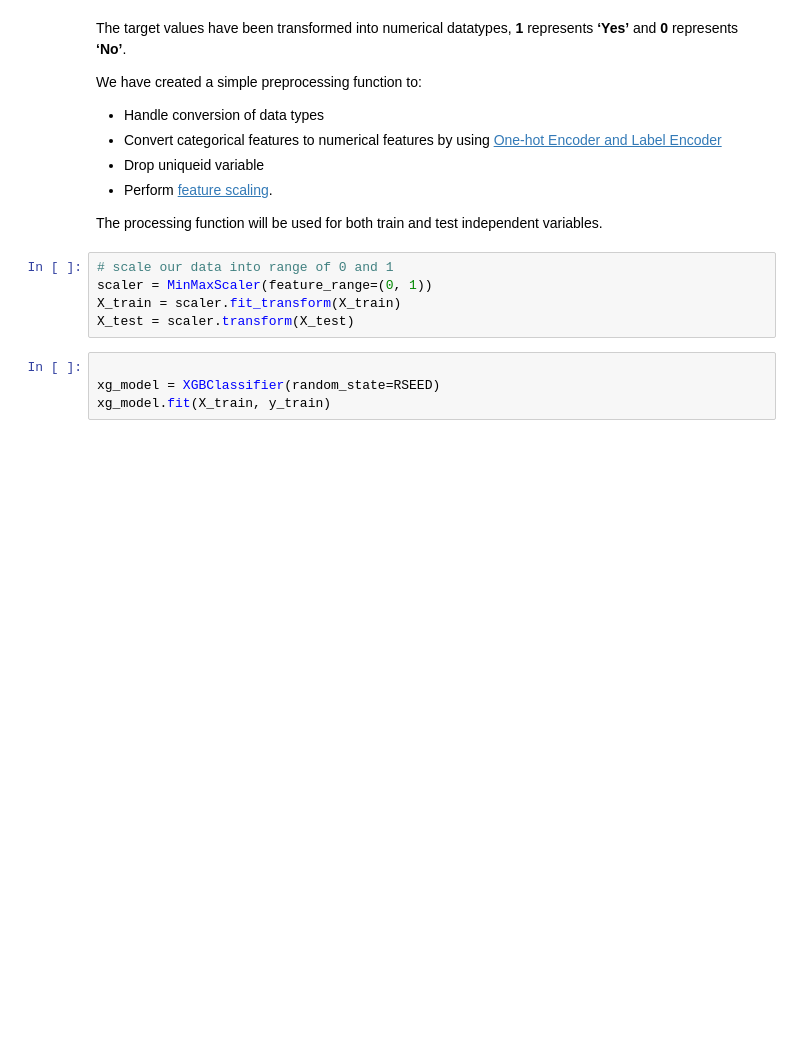
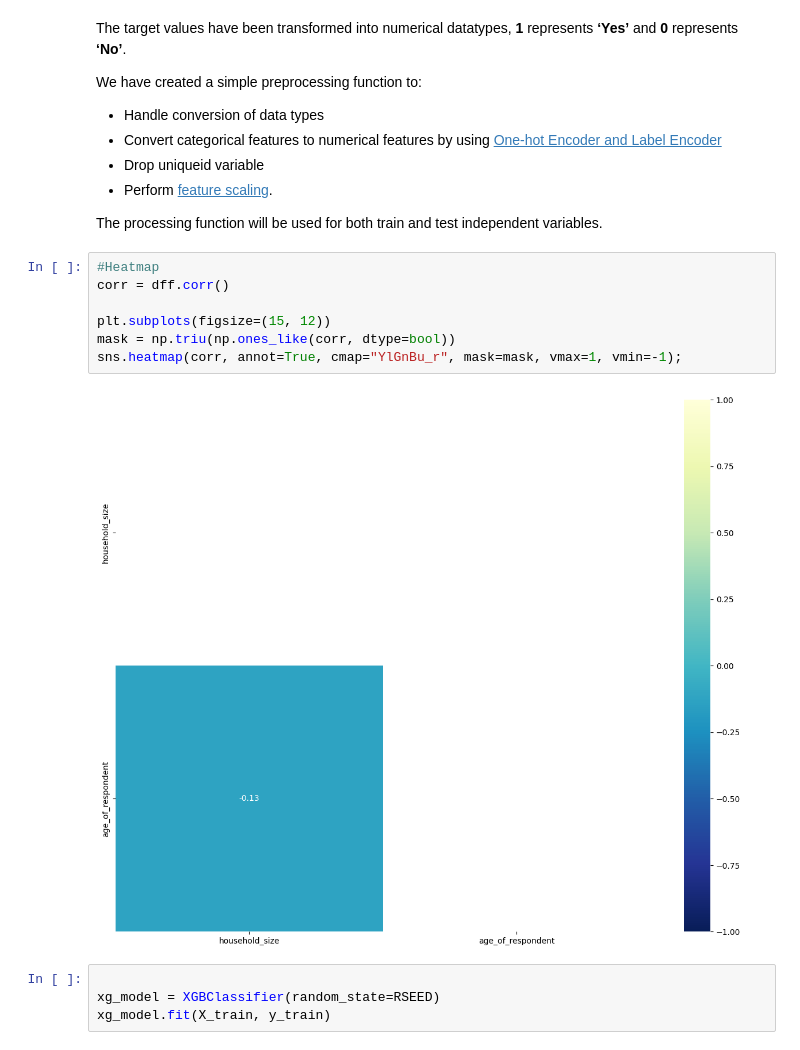
Before and after one commit to ahquin/ds-financial-inclusion, a Jupyter notebook: ml-data-analyse.ipynb, the cells around one changed output. Drawn from its saved outputs; the diff is of its cells as text; blank space fills up the shorter version.

```diff
--- a/ml-data-analyse.ipynb
+++ b/ml-data-analyse.ipynb
@@ -444,11 +460,15 @@ We have created a simple preprocessing function to:
 *   Perform [feature scaling](https://towardsdatascience.com/preprocessing-with-sklearn-a-complete-and-comprehensive-guide-670cb98fcfb9).
 
 The processing function will be used for both train and test independent variables.
-# %%
-# scale our data into range of 0 and 1
-scaler = MinMaxScaler(feature_range=(0, 1))
-X_train = scaler.fit_transform(X_train)
-X_test = scaler.transform(X_test)
+# %%
+#Heatmap
+corr = dff.corr()
+
+plt.subplots(figsize=(15, 12))
+mask = np.triu(np.ones_like(corr, dtype=bool))
+sns.heatmap(corr, annot=True, cmap="YlGnBu_r", mask=mask, vmax=1, vmin=-1);
+# %% [output]
+[figure, added]
 # %%
 
 xg_model = XGBClassifier(random_state=RSEED)
```
Also changed, not shown: parts of 11 cells of this notebook.
